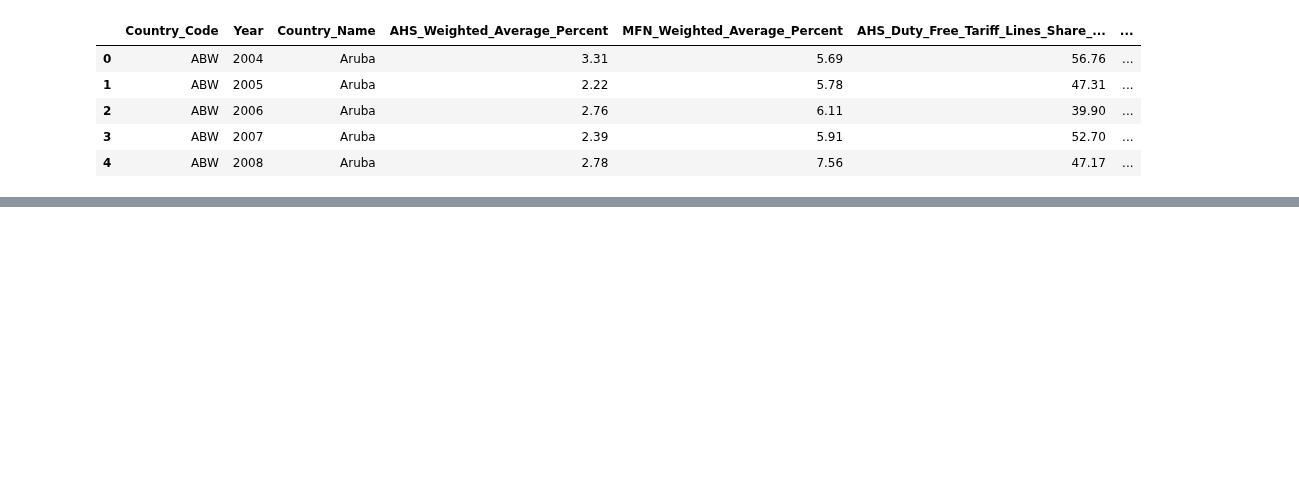
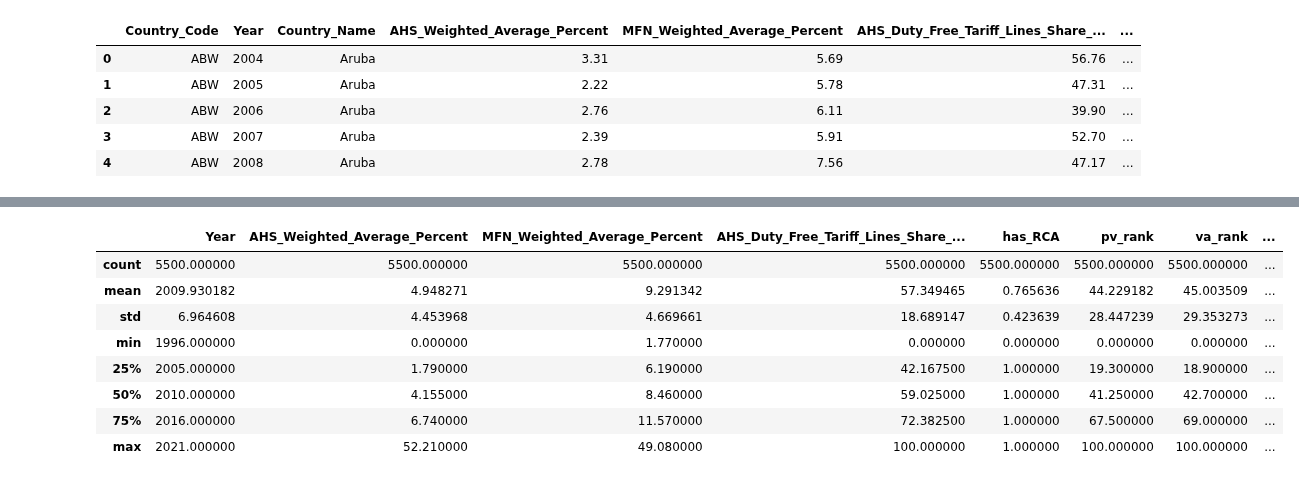
Before and after one commit to fountainhead-2207/DS111, a Jupyter notebook: notebooks/FE_pipeline.ipynb, the cells around one changed output, grey strips where cells are left out. Saved outputs shown, nothing was run; the diff lists cells and outputs as text; code cells hidden in the pictures; blank space fills up the shorter version.

```diff
--- a/notebooks/FE_pipeline.ipynb
+++ b/notebooks/FE_pipeline.ipynb
@@ -181,0 +241,12 @@ df.shape
+# %%
+df.describe()
+# %% [output]
+|  | Year | AHS_Weighted_Average_Percent | MFN_Weighted_Average_Percent | AHS_Duty_Free_Tariff_Lines_Share_... | has_RCA | pv_rank | va_rank | ... |
+| count | 5500.000000 | 5500.000000 | 5500.000000 | 5500.000000 | 5500.000000 | 5500.000000 | 5500.000000 | ... |
+| mean | 2009.930182 | 4.948271 | 9.291342 | 57.349465 | 0.765636 | 44.229182 | 45.003509 | ... |
+| std | 6.964608 | 4.453968 | 4.669661 | 18.689147 | 0.423639 | 28.447239 | 29.353273 | ... |
+| min | 1996.000000 | 0.000000 | 1.770000 | 0.000000 | 0.000000 | 0.000000 | 0.000000 | ... |
+| 25% | 2005.000000 | 1.790000 | 6.190000 | 42.167500 | 1.000000 | 19.300000 | 18.900000 | ... |
+| 50% | 2010.000000 | 4.155000 | 8.460000 | 59.025000 | 1.000000 | 41.250000 | 42.700000 | ... |
+| 75% | 2016.000000 | 6.740000 | 11.570000 | 72.382500 | 1.000000 | 67.500000 | 69.000000 | ... |
+| max | 2021.000000 | 52.210000 | 49.080000 | 100.000000 | 1.000000 | 100.000000 | 100.000000 | ... |
```
Also changed, not shown: parts of 16 cells of this notebook, 1 other file.
